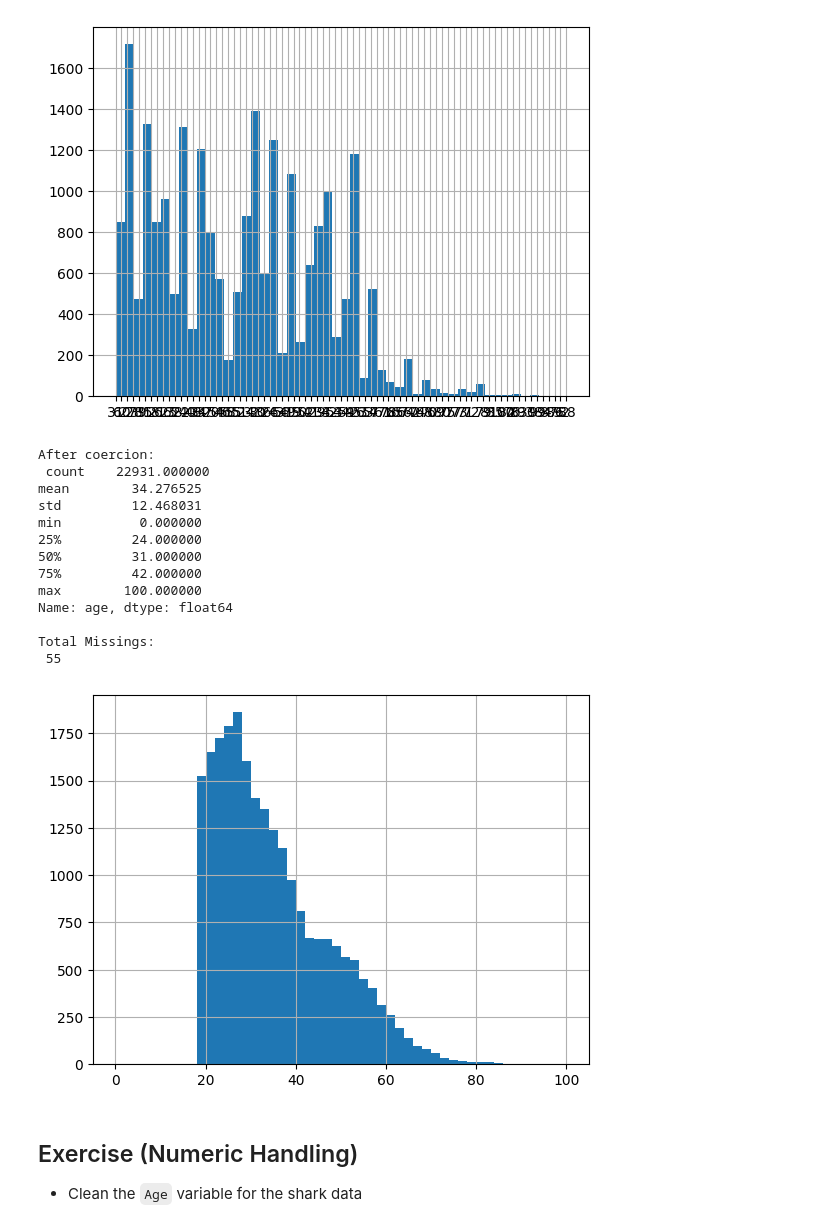
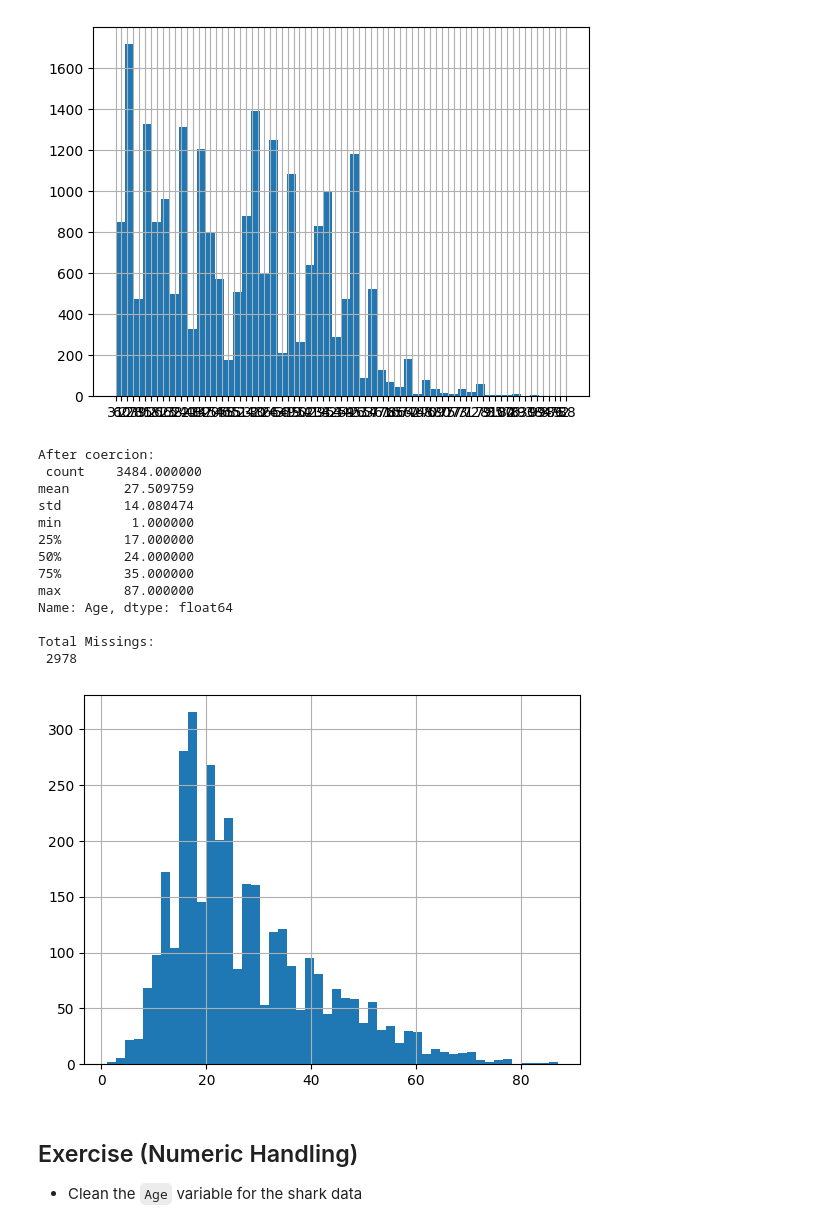
Before and after one commit to brithoang1/wrangling, a Jupyter notebook: wrangling.ipynb, the cells around one changed output. Drawn from its saved outputs; the diff is of its cells as text; code cells hidden in the pictures.

```diff
--- a/wrangling.ipynb
+++ b/wrangling.ipynb
@@ -355,33 +355,33 @@ Name: age, dtype: object
 [figure]
 # %%
 ## Coercing to Numeric
-var = 'age'
+var = 'Age'
 
 # How to coerce a variable to numeric:
-df[var] = pd.to_numeric(df[var], errors='coerce') # Coerce the variable to numeric
+sdf[var] = pd.to_numeric(sdf[var], errors='coerce') # Coerce the variable to numeric
 
 # Create a missing dummy:
-df[var+'_nan'] = df[var].isnull() # Equals 1 if missing, 0 if non-null
+sdf[var+'_nan'] = sdf[var].isnull() # Equals 1 if missing, 0 if non-null
 
 # After coercion:
-print('After coercion: \n', df[var].describe(),'\n') # Describe the numeric variable
-df[var].hist(bins = 50) # Histogram of the variable values
-print('Total Missings: \n', sum(df[var+'_nan']),'\n') # How many missing values are there?
+print('After coercion: \n', sdf[var].describe(),'\n') # Describe the numeric variable
+sdf[var].hist(bins = 50) # Histogram of the variable values
+print('Total Missings: \n', sum(sdf[var+'_nan']),'\n') # How many missing values are there?
 # %% [output]
 After coercion:
- count    22931.000000
-mean        34.276525
-std         12.468031
-min          0.000000
-25%         24.000000
-50%         31.000000
-75%         42.000000
-max        100.000000
-Name: age, dtype: float64
+ count    3484.000000
+mean       27.509759
+std        14.080474
+min         1.000000
+25%        17.000000
+50%        24.000000
+75%        35.000000
+max        87.000000
+Name: Age, dtype: float64
 
 Total Missings:
- 55
+ 2978
-[figure, old version]
+[figure, new version]
 # %%
 ## An Example of Imputation
 
```
